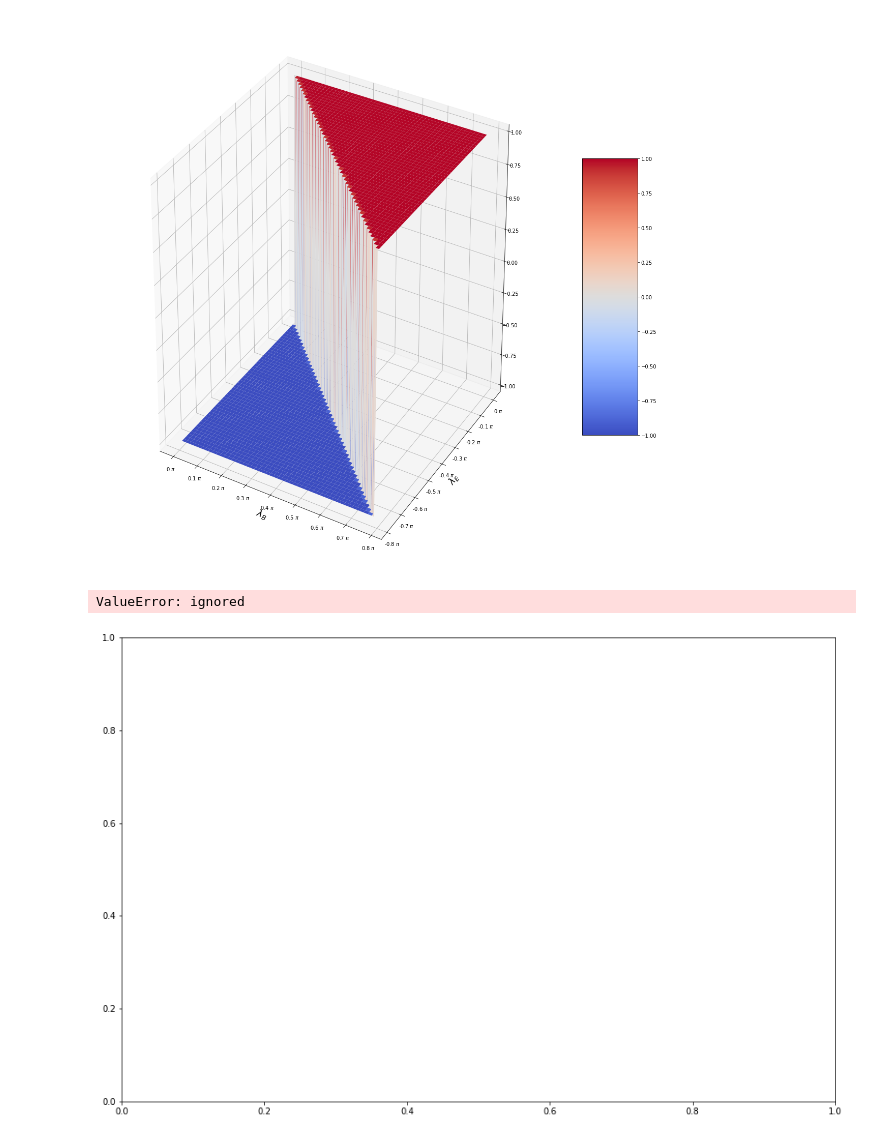
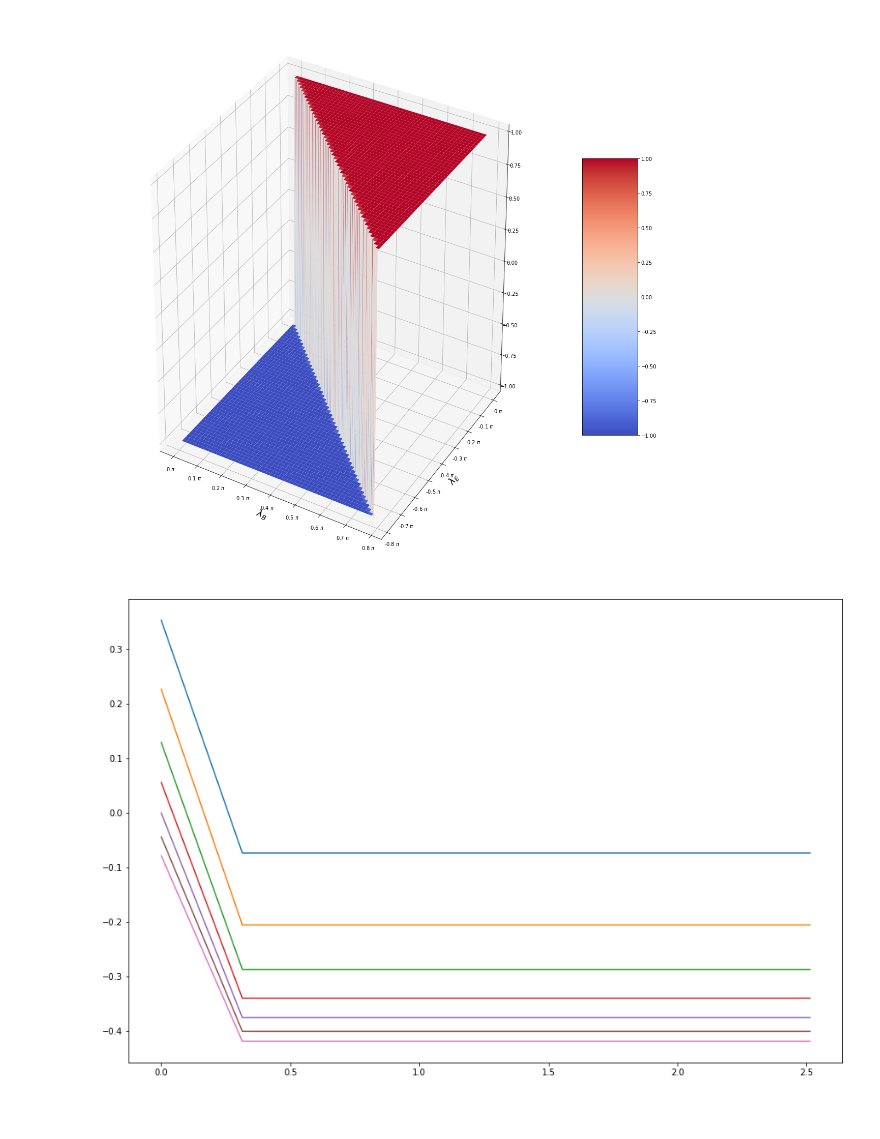
Before and after one commit to code-xD/QGT_Simulations, a Jupyter notebook: QGT_Simulation.ipynb, the cells around one changed output. Drawn from its saved outputs; the diff is of its cells as text; code cells hidden in the pictures; blank space fills up the shorter version.

```diff
--- a/QGT_Simulation.ipynb
+++ b/QGT_Simulation.ipynb
@@ -46,13 +46,15 @@ class QuantumGame:
 
     def magQubit(self, p, c):
         mag = np.dot(np.transpose(np.kron(self.players[p], self.channels[c])), self.psiF).item()
-        mag = np.absolute(mag) - 1/(2*self.N)
+        mag = np.square(np.absolute(mag))
+        mag = mag - 1/(2*self.N)
         mag = np.around(mag, decimals=8)
         return mag
 
     def signedMagQubit(self, p, c):
         mag = np.dot(np.transpose(np.kron(self.players[p], self.channels[c])), self.psiF).item()
-        mag = np.absolute(mag) - 1/(2*self.N)
+        mag = np.square(np.absolute(mag))
+        mag = mag - 1/(2*self.N)
         mag = np.sign(np.around(mag, decimals=8))
         return mag
 
@@ -74,7 +76,7 @@ class QuantumGame:
     def calculateOutcome(self):
         UB = self.stratMatrix(self.movesB)
         UE = self.stratMatrix(self.movesE)
-        self.psiF = np.square(np.dot(np.dot(UB, UE), self.psiI))
+        self.psiF = np.dot(np.dot(UB, UE), self.psiI)
 # %%
 # Classes default call
 Q1 = QuantumGame(1)
@@ -134,32 +136,30 @@ plt.show()
 # %%
 fig = plt.figure(figsize=[15,10])
 ax = fig.gca()
 
 # Make data.
 phi = np.arange(0, pi, pi/10)
-Z = []
 for i in range(4, 11):
+    Z = []
     X = pi/i
     Y = -pi/8
     for p in phi:
         Qplot = QuantumGame(1)
         Qplot.movesB = Qplot.createQuantumMoves([[X, p]])
         Qplot.movesE = Qplot.createRealMoves([Y])
         Qplot.calculateOutcome()
-        mag = Qplot.magQubit(1,0)
-        Z.append()
+        Z.append(Qplot.magQubit(1,0))
     Z = np.asarray(Z)
     plt.plot(phi, Z, label = f"X = pi/{i} Y = -pi/8")
 
-# naming the x axis
-plt.xlabel(r'$\phi_{B}$')
-# naming the y axis
-plt.ylabel(r'$\$_{B}$')
-plt.grid()
-# show a legend on the plot
-ax.set_ylim(-1, 2)
-plt.legend()
-plt.show()
+# # naming the x axis
+# plt.xlabel(r'$\phi_{B}$')
+# # naming the y axis
+# plt.ylabel(r'$\$_{B}$')
+# plt.grid()
+# # show a legend on the plot
+# ax.set_ylim(-1, 2)
+# plt.legend()
+# plt.show()
 # %% [output]
-ValueError: ignored
-[figure, old version]
+[figure, new version]
```
